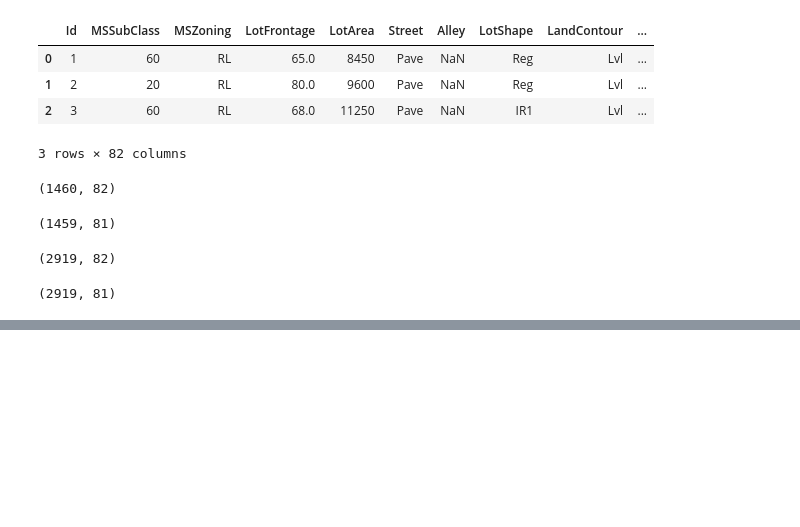
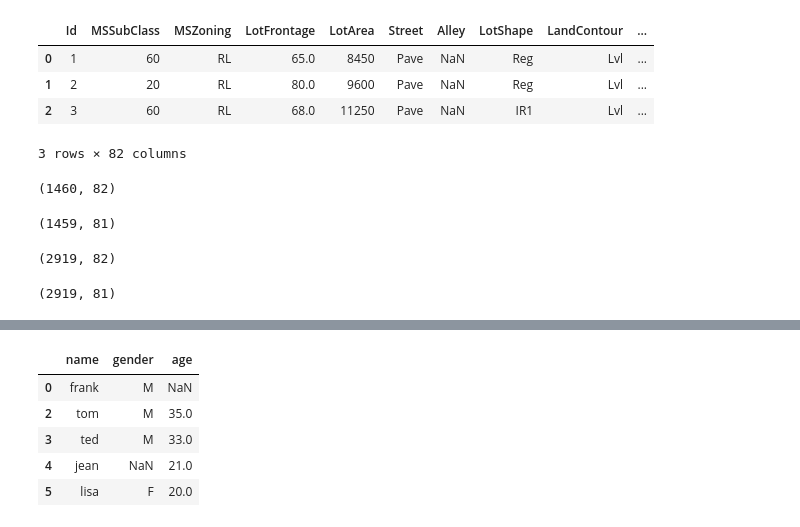
Before and after one commit to ywchiu/ctbc, a Jupyter notebook: Demo20181022.ipynb, the cells around one changed output, grey strips where cells are left out. Cells and saved outputs as stored; diff of their text form; code cells hidden in the pictures; blank space fills up the shorter version.

```diff
--- a/Demo20181022.ipynb
+++ b/Demo20181022.ipynb
@@ -1143,0 +1271,9 @@ fullData.shape
+# %%
+df.dropna(thresh=2)
+# %% [output]
+|  | name | gender | age |
+| 0 | frank | M | NaN |
+| 2 | tom | M | 35.0 |
+| 3 | ted | M | 33.0 |
+| 4 | jean | NaN | 21.0 |
+| 5 | lisa | F | 20.0 |
```
Also changed, not shown: parts of 22 cells of this notebook.
